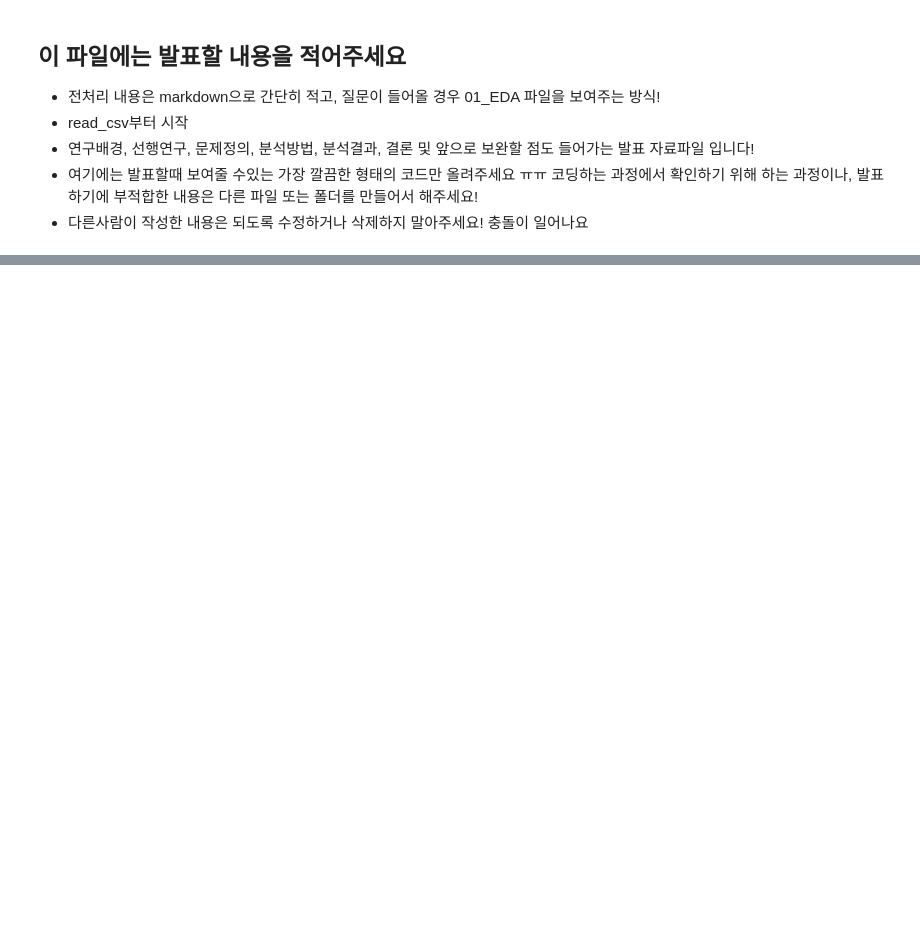
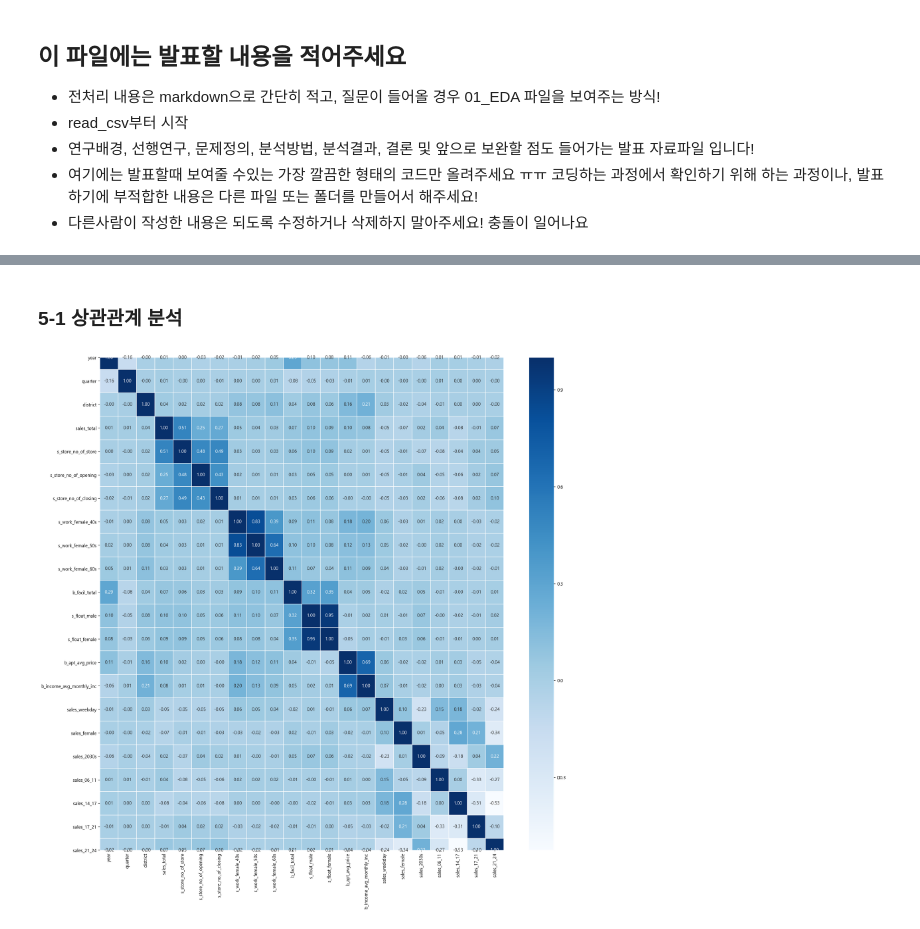
Before and after one commit to dayoungMM/Regression_project, a Jupyter notebook: 02_presentation.ipynb, the cells around one changed output, grey strips where cells are left out. Drawn from its saved outputs; the diff is of its cells as text; code cells hidden in the pictures; blank space fills up the shorter version.

```diff
--- a/02_presentation.ipynb
+++ b/02_presentation.ipynb
@@ -13,0 +40,19 @@
+# %% [markdown]
+### 5-1 상관관계 분석
+# %%
+df = pd.read_csv('raw_data/df_grouped_rate.csv',encoding='utf-8' )
+# %%
+#상관관계 분석
+# conda install -c conda-forge matplotlib=3.1.2 또는 3.1.1 깔면 heatmap이 잘리는거 해결할 수 있다고함(시간날때 수정할 예정)
+import matplotlib.pyplot as plt
+import matplotlib.font_manager as fm
+path = 'C:/Windows/Fonts/malgun.ttf'
+font_name = fm.FontProperties(fname=path, size=50).get_name()
+plt.rc('font', family=font_name)
+
+
+plt.figure(figsize=(20,20))
+sns.heatmap(data = df.corr(), annot=True, fmt = '.2f', linewidths=.5, cmap='Blues')
+plt.show()
+# %% [output]
+[figure, added]
```
Also changed, not shown: parts of 9 cells of this notebook, 1 other file.
